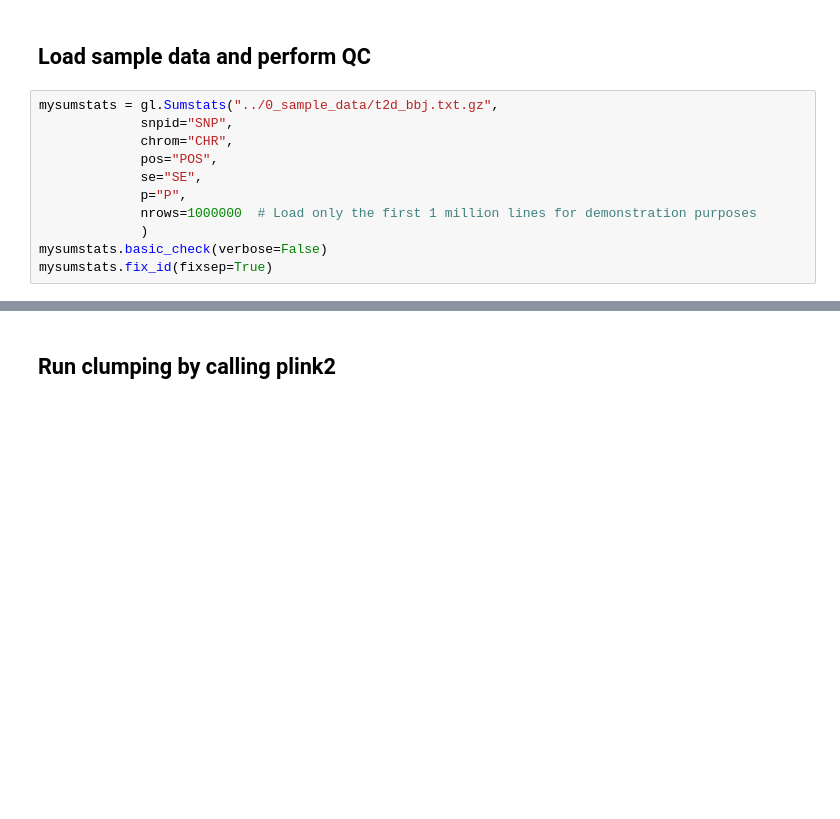
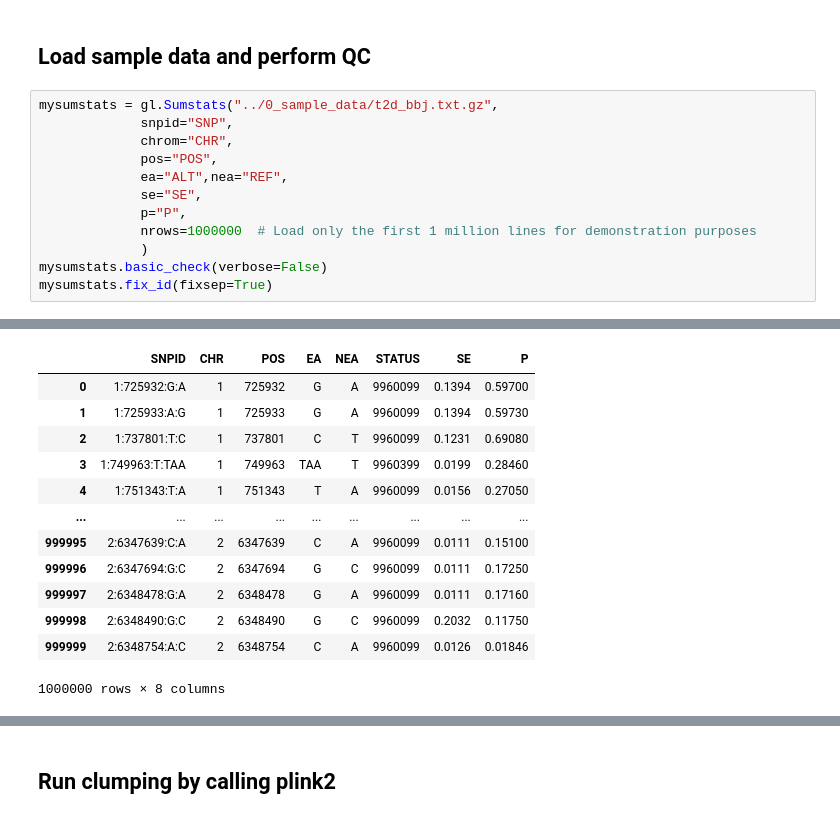
Before and after one commit to Cloufield/gwaslab, a Jupyter notebook: examples/6_external_utility/util_ex_clumping.ipynb, the cells around one changed output, grey strips where cells are left out. Drawn from its saved outputs; the diff is of its cells as text; blank space fills up the shorter version.

```diff
--- a/examples/6_external_utility/util_ex_clumping.ipynb
+++ b/examples/6_external_utility/util_ex_clumping.ipynb
@@ -15,6 +15,7 @@ mysumstats = gl.Sumstats("../0_sample_data/t2d_bbj.txt.gz",
              snpid="SNP",
              chrom="CHR",
              pos="POS",
+             ea="ALT",nea="REF",
              se="SE",
              p="P",
              nrows=1000000  # Load only the first 1 million lines for demonstration purposes
@@ -42,3 +43,16 @@ mysumstats.fix_id(fixsep=True)
+|  | SNPID | CHR | POS | EA | NEA | STATUS | SE | P |
+| 0 | 1:725932:G:A | 1 | 725932 | G | A | 9960099 | 0.1394 | 0.59700 |
+| 1 | 1:725933:A:G | 1 | 725933 | G | A | 9960099 | 0.1394 | 0.59730 |
+| 2 | 1:737801:T:C | 1 | 737801 | C | T | 9960099 | 0.1231 | 0.69080 |
+| 3 | 1:749963:T:TAA | 1 | 749963 | TAA | T | 9960399 | 0.0199 | 0.28460 |
+| 4 | 1:751343:T:A | 1 | 751343 | T | A | 9960099 | 0.0156 | 0.27050 |
+| ... | ... | ... | ... | ... | ... | ... | ... | ... |
+| 999995 | 2:6347639:C:A | 2 | 6347639 | C | A | 9960099 | 0.0111 | 0.15100 |
+| 999996 | 2:6347694:G:C | 2 | 6347694 | G | C | 9960099 | 0.0111 | 0.17250 |
+| 999997 | 2:6348478:G:A | 2 | 6348478 | G | A | 9960099 | 0.0111 | 0.17160 |
+| 999998 | 2:6348490:G:C | 2 | 6348490 | G | C | 9960099 | 0.2032 | 0.11750 |
+| 999999 | 2:6348754:A:C | 2 | 6348754 | C | A | 9960099 | 0.0126 | 0.01846 |
+1000000 rows × 8 columns
 # %%
 mysumstats.data
 # %% [output]
```
Also changed, not shown: parts of 6 cells of this notebook, 10 other files.
